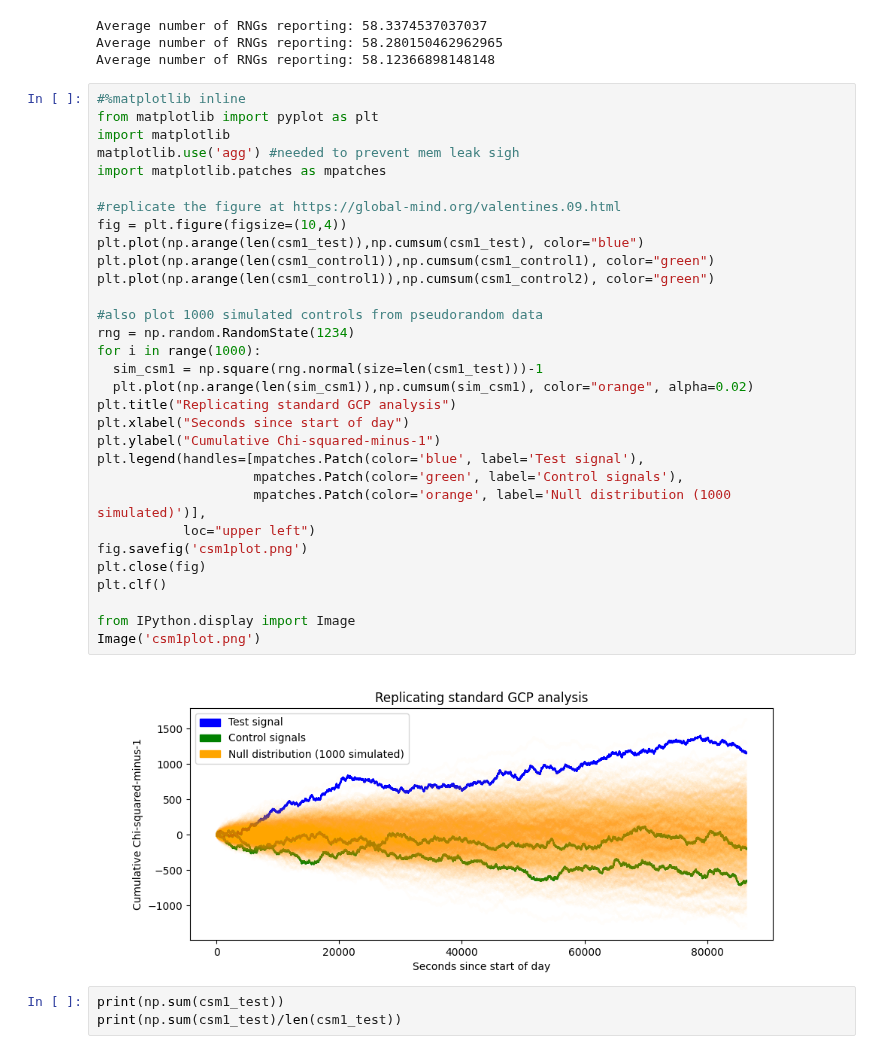
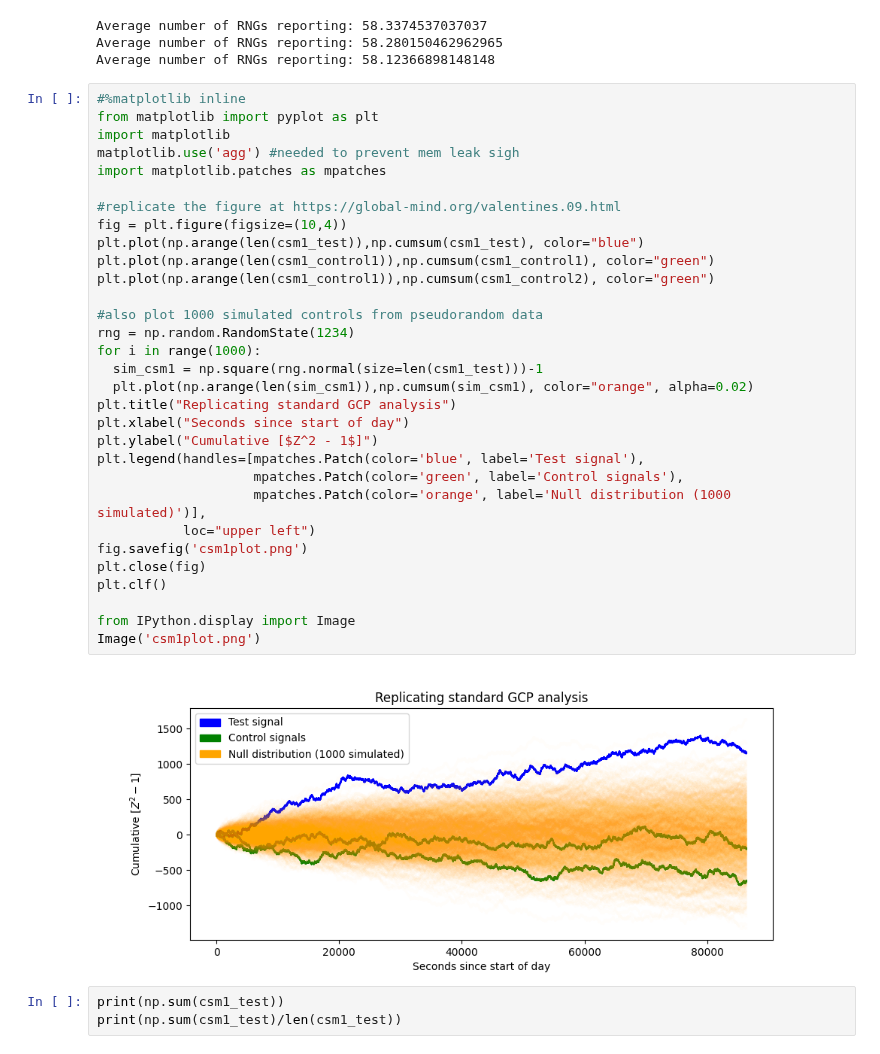
Before and after one commit to AvantiShri/gcp_analysis, a Jupyter notebook: Valentines2009_powerspectrum.ipynb, the cells around one changed output. Drawn from its saved outputs; the diff is of its cells as text.

```diff
--- a/Valentines2009_powerspectrum.ipynb
+++ b/Valentines2009_powerspectrum.ipynb
@@ -95,35 +95,35 @@ Average number of RNGs reporting: 58.12366898148148
 #%matplotlib inline
 from matplotlib import pyplot as plt
 import matplotlib
 matplotlib.use('agg') #needed to prevent mem leak sigh
 import matplotlib.patches as mpatches
 
 #replicate the figure at https://global-mind.org/valentines.09.html
 fig = plt.figure(figsize=(10,4))
 plt.plot(np.arange(len(csm1_test)),np.cumsum(csm1_test), color="blue")
 plt.plot(np.arange(len(csm1_control1)),np.cumsum(csm1_control1), color="green")
 plt.plot(np.arange(len(csm1_control1)),np.cumsum(csm1_control2), color="green")
 
 #also plot 1000 simulated controls from pseudorandom data
 rng = np.random.RandomState(1234)
 for i in range(1000):
   sim_csm1 = np.square(rng.normal(size=len(csm1_test)))-1
   plt.plot(np.arange(len(sim_csm1)),np.cumsum(sim_csm1), color="orange", alpha=0.02)
 plt.title("Replicating standard GCP analysis")
 plt.xlabel("Seconds since start of day")
-plt.ylabel("Cumulative Chi-squared-minus-1")
+plt.ylabel("Cumulative [$Z^2 - 1$]")
 plt.legend(handles=[mpatches.Patch(color='blue', label='Test signal'),
                     mpatches.Patch(color='green', label='Control signals'),
                     mpatches.Patch(color='orange', label='Null distribution (1000 simulated)')],
            loc="upper left")
 fig.savefig('csm1plot.png')
 plt.close(fig)
 plt.clf()
 
 from IPython.display import Image
 Image('csm1plot.png')
 # %% [output]
-[figure, old version]
+[figure, new version]
 # %%
 print(np.sum(csm1_test))
 print(np.sum(csm1_test)/len(csm1_test))
```
Also changed, not shown: parts of 4 cells of this notebook.
